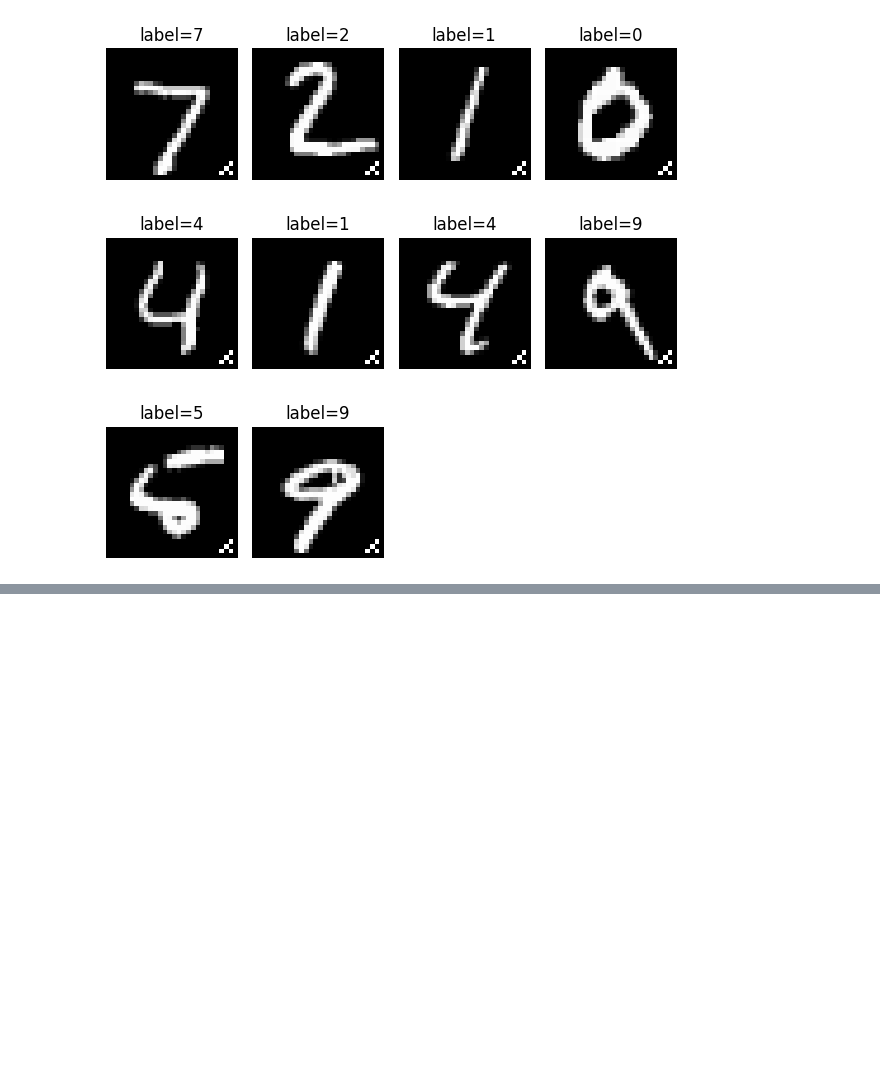
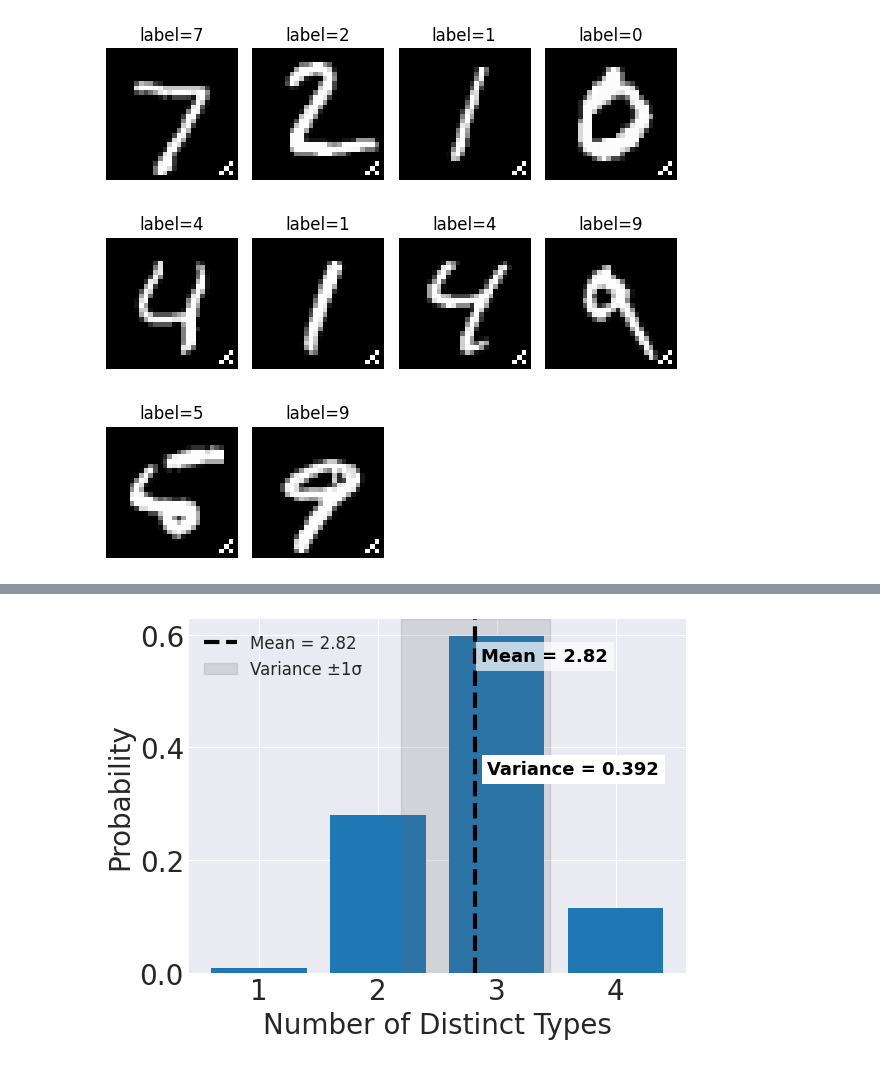
Before and after one commit to up0pt/dflvote, a Jupyter notebook: src/plotter/plot.ipynb, the cells around one changed output, grey strips where cells are left out. Saved outputs shown, nothing was run; the diff lists cells and outputs as text; code cells hidden in the pictures; blank space fills up the shorter version.

```diff
--- a/src/plotter/plot.ipynb
+++ b/src/plotter/plot.ipynb
@@ -234,0 +265,47 @@ plt.show()
+# %%
+import itertools
+import matplotlib.pyplot as plt
+
+# Create population: 4 types, 8 stones each
+population = []
+for t in range(4):
+    population.extend([t] * 8)
+
+# Count occurrences of distinct types in all combinations of 4 stones
+dist_counts = {k: 0 for k in range(1, 5)}
+total = 0
+
+for combo in itertools.combinations(population, 4):
+    dist_counts[len(set(combo))] += 1
+    total += 1
+
+# Calculate probabilities
+probs = {k: v / total for k, v in dist_counts.items()}
+
+# Compute mean and variance
+mean = sum(k * p for k, p in probs.items())
+variance = sum((k - mean) ** 2 * p for k, p in probs.items())
+
+# Plot distribution with mean and variance annotation
+fig, ax = plt.subplots()
+ax.bar(list(probs.keys()), list(probs.values()))
+ax.set_xlabel('Number of Distinct Types')
+ax.set_ylabel('Probability')
+
+# Annotate mean (horizontal text) and variance (vertical line), both stylishly
+ax.axvline(mean, linestyle='--', label=f'Mean = {mean:.2f}', color='black', lw=3)
+
+# Draw variance as a shaded region around the mean
+ax.axvspan(mean - np.sqrt(variance), mean + np.sqrt(variance), color='dimgray', alpha=0.18, label=f'Variance ±1σ')
+ax.text(mean + 0.05, ax.get_ylim()[1]*0.92, f'Mean = {mean:.2f}', color='black', va='top', ha='left', fontsize=13, fontweight='bold', backgroundcolor='white', bbox=dict(facecolor='white', edgecolor='none', alpha=0.7))
+
+# Annotate variance in the top right
+ax.text(0.6, 0.6, f'Variance = {variance:.3f}', transform=ax.transAxes,
+    ha='left', va='top', fontsize=13, fontweight='bold', color='black', backgroundcolor='white', bbox=dict(facecolor='white', edgecolor='none'))
+
+ax.legend(fontsize=12)
+
+plt.tight_layout()
+plt.show()
+# %% [output]
+[figure, added]
```
Also changed, not shown: parts of 1 cell of this notebook.
